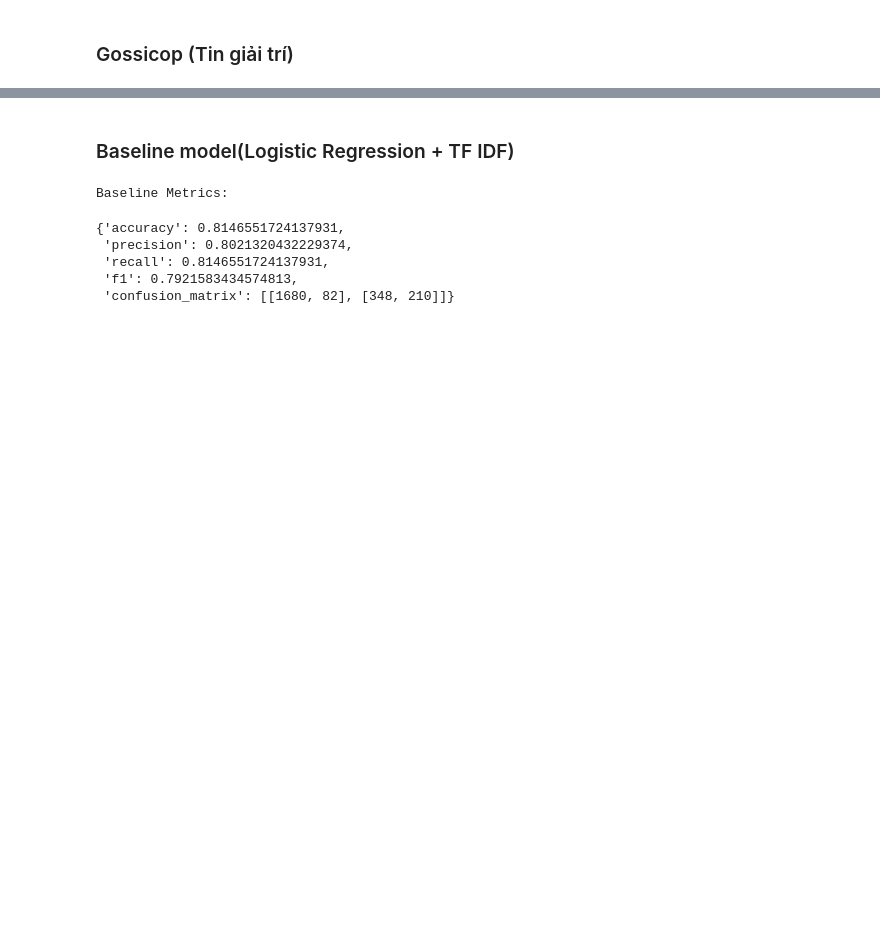
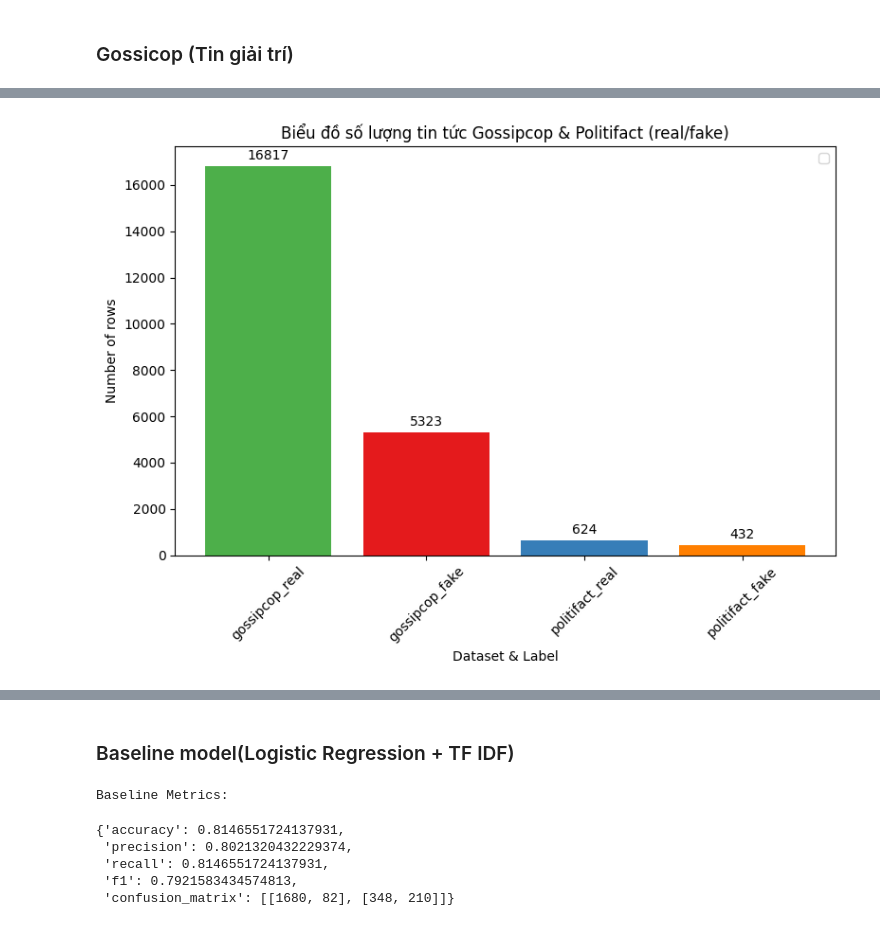
Before and after one commit to hanhut0710/fake_news_project, a Jupyter notebook: main.ipynb, the cells around one changed output, grey strips where cells are left out. Cells and saved outputs as stored; diff of their text form; code cells hidden in the pictures; blank space fills up the shorter version.

```diff
--- a/main.ipynb
+++ b/main.ipynb
@@ -28,0 +82,35 @@ KeyError: 'label'
+# %%
+import pandas as pd
+import matplotlib.pyplot as plt
+
+# Load raw datasets
+gossip_fake = pd.read_csv('data/raw/gossipcop_fake.csv')
+gossip_real = pd.read_csv('data/raw/gossipcop_real.csv')
+politifact_fake = pd.read_csv('data/raw/politifact_fake.csv')
+politifact_real = pd.read_csv('data/raw/politifact_real.csv')
+
+# Counts per dataset/label
+counts = {
+    'gossipcop_real': len(gossip_real),
+    'gossipcop_fake': len(gossip_fake),
+    'politifact_real': len(politifact_real),
+    'politifact_fake': len(politifact_fake),
+}
+labels = list(counts.keys())
+values = list(counts.values())
+
+plt.figure(figsize=(8,6))
+bars = plt.bar(labels, values, color=['#4daf4a','#e41a1c','#377eb8','#ff7f00'])
+plt.xlabel('Dataset & Label')
+plt.ylabel('Number of rows')
+plt.title('Biểu đồ số lượng tin tức Gossipcop & Politifact (real/fake)')
+plt.xticks(rotation=45)
+for bar in bars:
+    y = bar.get_height()
+    plt.text(bar.get_x()+bar.get_width()/2, y+max(values)*0.01, f'{int(y)}', ha='center', va='bottom')
+plt.tight_layout()
+plt.savefig('data/processed/dataset_label_counts.png', bbox_inches='tight')
+plt.legend(['Gossipcop Real', 'Gossipcop Fake', 'Politifact Real', 'Politifact Fake'])
+plt.show()
+# %% [output]
+[figure, added]
```
Also changed, not shown: parts of 13 cells of this notebook, 4 other files.
